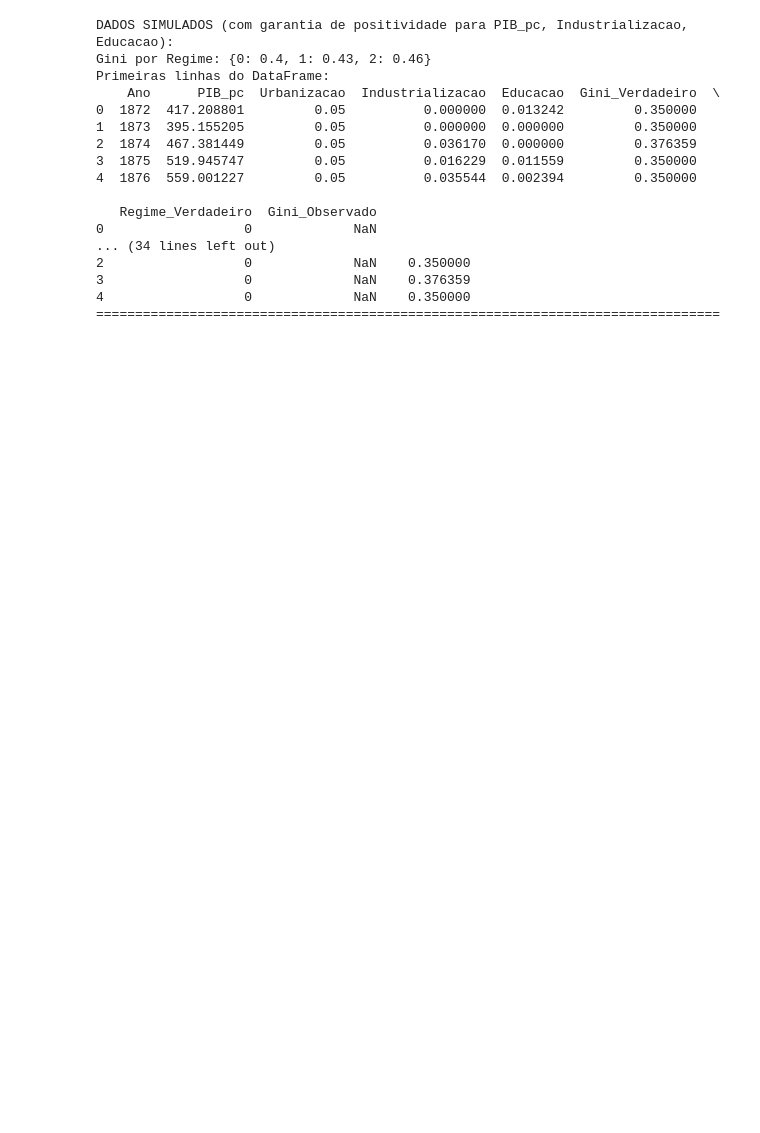
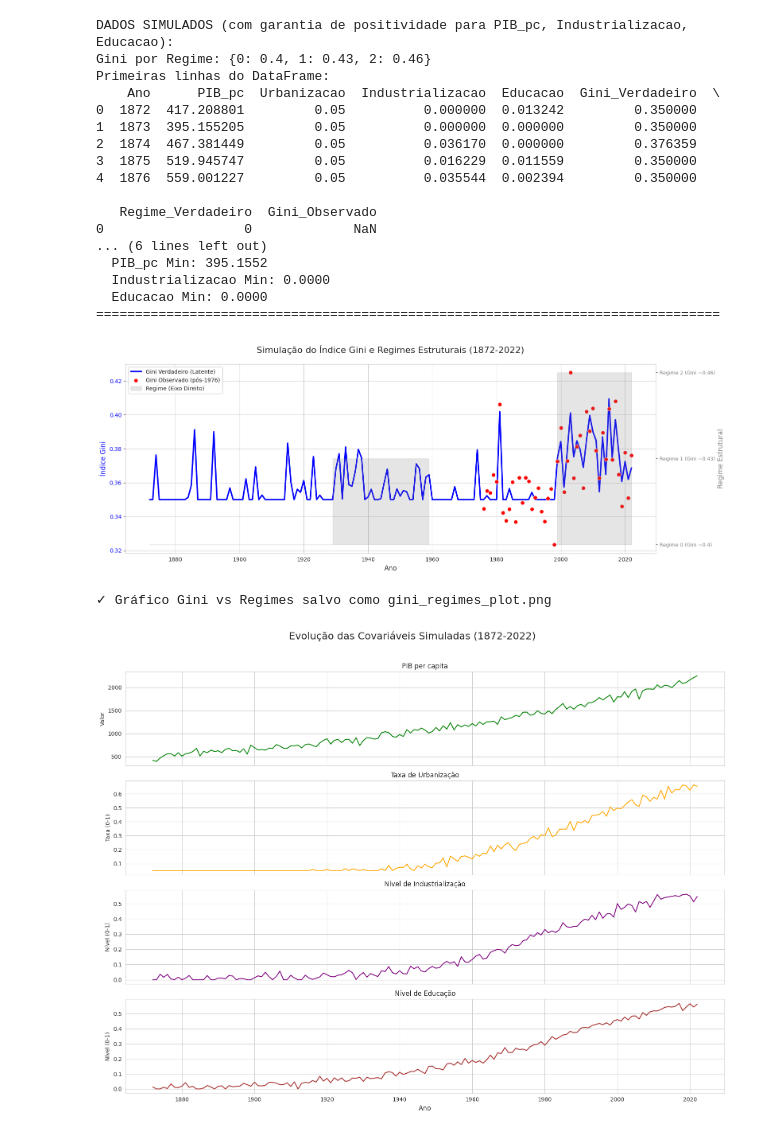
Before and after one commit to davescordova/Simulacao-de-backcasting, a Jupyter notebook: Simulação.ipynb, the cells around one changed output. Saved outputs shown, nothing was run; the diff lists cells and outputs as text; code cells hidden in the pictures; blank space fills up the shorter version.

```diff
--- a/Simulação.ipynb
+++ b/Simulação.ipynb
@@ -87,6 +87,17 @@ from qiskit.quantum_info import SparsePauliOp
     # XGBoost: Constrói árvores sequencialmente, onde cada árvore aprende com os erros das anteriores,
         # usando otimizações de gradiente e regularização para alta performance e controle de overfitting.
 
+# Importações necessárias para Machiene Learning com GPU
+try:
+    from cuml.ensemble import RandomForestRegressor
+    import xgboost as xgb
+    print("  → 'cuml.RandomForestRegressor' e 'xgboost' importados.")
+    USE_GPU_ML = True
+except ImportError as e:
+    print(f"⚠ Falha ao importar bibliotecas de GPU (cuml/xgboost): {e}")
+    print("  → Usando fallback para YDF (CPU).")
+    USE_GPU_ML = False
+
 import ydf
 import tensorflow as tf
 
@@ -125,6 +138,6 @@ INICIANDO PIPELINE DE MODELOS
 # %%
 # ===========================
-# 1. SIMULAÇÃO DE DADOS
+# 0. SIMULAÇÃO DE DADOS
 # ===========================
 
 np.random.seed(1872)
@@ -223,7 +236,7 @@ lines2, labels2 = ax2.get_legend_handles_labels()
 ax2.legend(lines + lines2, labels + labels2, loc='upper left')
 plt.tight_layout()
 plt.savefig("gini_regimes_plot.png")
-# plt.show() # Descomente para mostrar o gráfico interativamente se não estiver em ambiente como VS Code/Jupyter
+plt.show() # Descomente para mostrar o gráfico interativamente se não estiver em ambiente como VS Code/Jupyter
 plt.close(fig) # Fecha a figura para não aparecer inline depois
 print("✓ Gráfico Gini vs Regimes salvo como gini_regimes_plot.png")
 
@@ -237,7 +250,7 @@ sns.lineplot(data=df, x='Ano', y='Educacao', ax=axes[3], color='brown'); axes[3]
 axes[3].set_xlabel('Ano', fontsize=12)
 plt.tight_layout()
 plt.savefig("covariaveis_plot.png")
-# plt.show() # Descomente para mostrar o gráfico interativamente
+plt.show() # Descomente para mostrar o gráfico interativamente
 plt.close(fig) # Fecha a figura
 print("✓ Gráfico Covariáveis salvo como covariaveis_plot.png")
 print("="*80)
@@ -245,7 +258,6 @@ print("="*80)
 
 # --- SELEÇÃO DE LAGS PARA O GINI (BASEADO NO AIC) ---
 # Presume que AutoReg foi importado no bloco principal de imports
-from statsmodels.tsa.ar_model import AutoReg
 
 print("\n[Seleção de Lags via AIC]")
 print("→ Selecionando número de lags para Gini (max 10)...")
@@ -255,23 +267,29 @@ k_lags_selecionados = 1 # Valor padrão caso a seleção falhe
 
 if len(gini_moderno_observado) > 10: # Checagem mínima de dados
     try:
-        # Tentar com a sintaxe atualizada que seleciona automaticamente por AIC
-        model_select = AutoReg(gini_moderno_observado, lags=10, trend='n', old_names=False) # Especifica max lags
-        results_select = model_select.fit(cov_type="nonrobust") # Ajusta o modelo
-        k_lags_selecionados = results_select.k_ar # k_ar contém a ordem selecionada pelo critério padrão (AIC)
-        if k_lags_selecionados == 0: k_lags_selecionados = 1 # Evitar 0 lags
-    except TypeError:
-        # Fallback para sintaxe antiga que usa select_order (pode não estar disponível em versões mais novas)
+        # A sintaxe moderna (statsmodels > 0.11) seleciona automaticamente
+        # o melhor lag (baseado no AIC por padrão) quando 'lags' é um inteiro.
+        model_select = AutoReg(gini_moderno_observado, lags=10, trend='n', old_names=False)
+        results_select = model_select.fit(cov_type="nonrobust") # Ajusta o modelo com a melhor ordem
+
+        # ***** CORREÇÃO APLICADA AQUI *****
+        # O lag selecionado está em 'results_select.model.k_ar'
+        k_lags_selecionados = results_select.model.k_ar
+
+        if k_lags_selecionados == 0:
+            k_lags_selecionados = 1 # Evitar 0 lags
+
+    except AttributeError as e:
+        # Fallback para a sintaxe antiga (select_order), caso o erro acima persista
+        print(f"⚠ Erro de atributo ({e}), tentando fallback 'select_order' (versão antiga)...")
         try:
-             ar_mod_sel = AutoReg(gini_moderno_observado, lags=10, trend='n') # Instancia com max lags
-             sel_res = ar_mod_sel.select_order(maxlag=10, ic='aic') # Chama método de seleção
+             ar_mod_sel = AutoReg(gini_moderno_observado, lags=10, trend='n')
+             sel_res = ar_mod_sel.select_order(maxlag=10, ic='aic')
              k_lags_selecionados = sel_res.aic if sel_res.aic > 0 else 1
-        except AttributeError: # Se select_order não existe mais
-             print(f"⚠ Método select_order não encontrado (versão antiga do statsmodels?), usando k=1.")
-             k_lags_selecionados = 1
-        except Exception as e:
-            print(f"⚠ Erro na seleção automática de lags (select_order falhou: {e}), usando k=1.")
+        except Exception as e2:
+            print(f"⚠ Fallback 'select_order' também falhou ({e2}), usando k=1.")
             k_lags_selecionados = 1
+
     except Exception as e:
         print(f"⚠ Erro inesperado na seleção automática de lags ({e}), usando k=1.")
         k_lags_selecionados = 1
@@ -282,7 +300,7 @@ else:
 
 print(f"✓ Número de lags selecionados (k): {k_lags_selecionados}")
 
-# --- CRIAÇÃO DAS COLUNAS DE LAG  ---
+# --- CRIAÇÃO DAS COLUNAS DE LAG ---
 print("→ Criando colunas de lag no DataFrame principal...")
 lag_cols_names = []
 for i in range(1, k_lags_selecionados + 1):
@@ -296,34 +314,37 @@ for i in range(1, k_lags_selecionados + 1):
 # --- ATUALIZAR df_moderno e df_historico ---
 print("→ Atualizando DataFrames moderno e histórico...")
 df_moderno = df[df['Ano'] >= ano_inicio_pnad].copy()
 df_historico = df[df['Ano'] < ano_inicio_pnad].copy()
 n_historico = len(df_historico)
 n_moderno = len(df_moderno)
 print(f"  ✓ df_moderno ({n_moderno} obs) e df_historico ({n_historico} obs) atualizados.")
 
 print("\nPrimeiras linhas do DataFrame com colunas de lag:")
 print(df.head())
 print("="*80)
 
 # --- LISTA DE PREDITORES BASE E DE LAGS ---
 predictors_base = ['PIB_pc', 'Urbanizacao', 'Industrializacao', 'Educacao']
 predictors_lags = lag_cols_names
 # --- FIM DAS LISTAS ---
 # %% [output]
 DADOS SIMULADOS (com garantia de positividade para PIB_pc, Industrializacao, Educacao):
 Gini por Regime: {0: 0.4, 1: 0.43, 2: 0.46}
 Primeiras linhas do DataFrame:
     Ano      PIB_pc  Urbanizacao  Industrializacao  Educacao  Gini_Verdadeiro  \
 0  1872  417.208801         0.05          0.000000  0.013242         0.350000
 1  1873  395.155205         0.05          0.000000  0.000000         0.350000
 2  1874  467.381449         0.05          0.036170  0.000000         0.376359
 3  1875  519.945747         0.05          0.016229  0.011559         0.350000
 4  1876  559.001227         0.05          0.035544  0.002394         0.350000
 
    Regime_Verdadeiro  Gini_Observado
 0                  0             NaN
-... (34 lines left out)
-2                  0             NaN    0.350000
-3                  0             NaN    0.376359
-4                  0             NaN    0.350000
+... (6 lines left out)
+  PIB_pc Min: 395.1552
+  Industrializacao Min: 0.0000
+  Educacao Min: 0.0000
 ================================================================================
+[figure, added]
+✓ Gráfico Gini vs Regimes salvo como gini_regimes_plot.png
+[figure, added]
```
Also changed, not shown: parts of 15 cells of this notebook, 2 other files.
